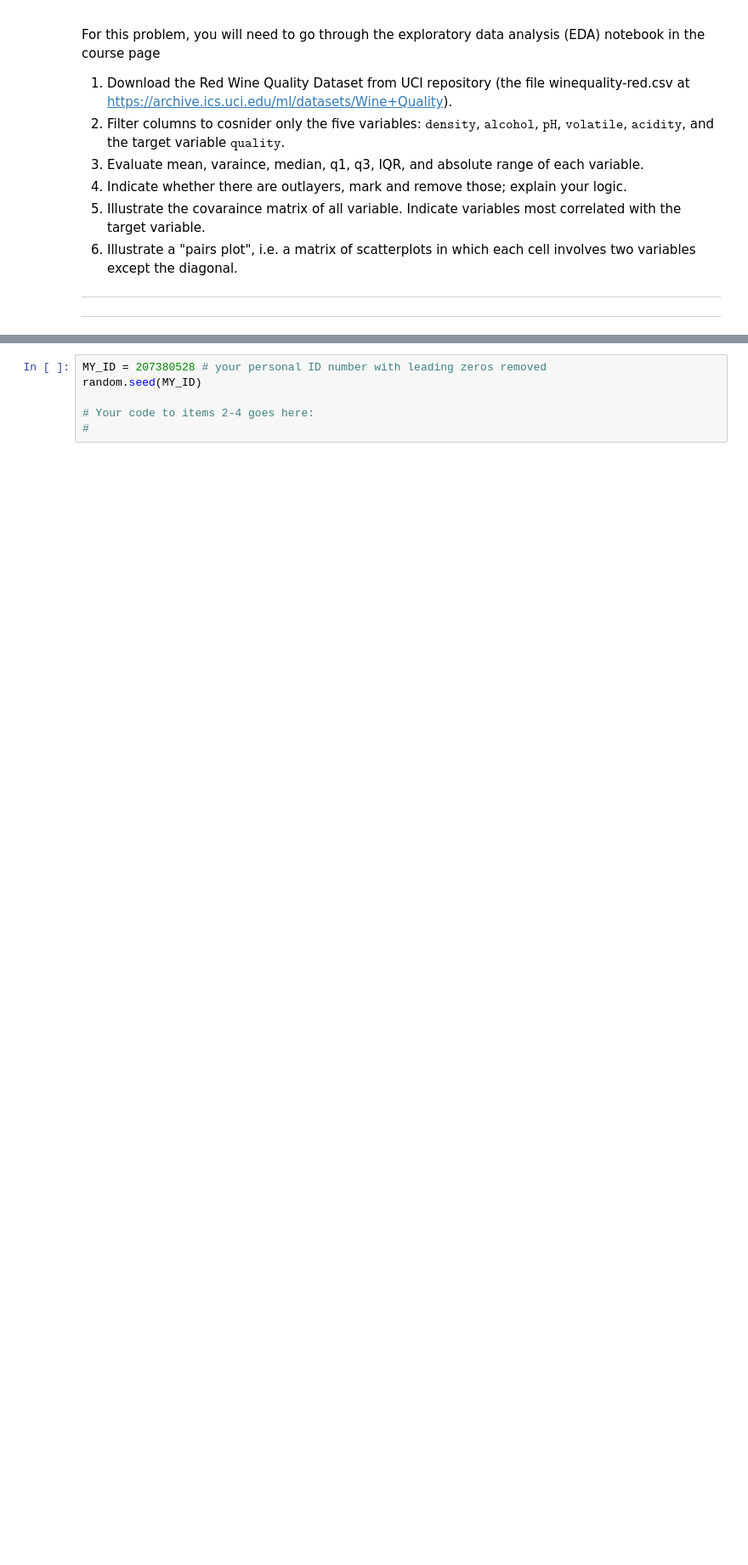
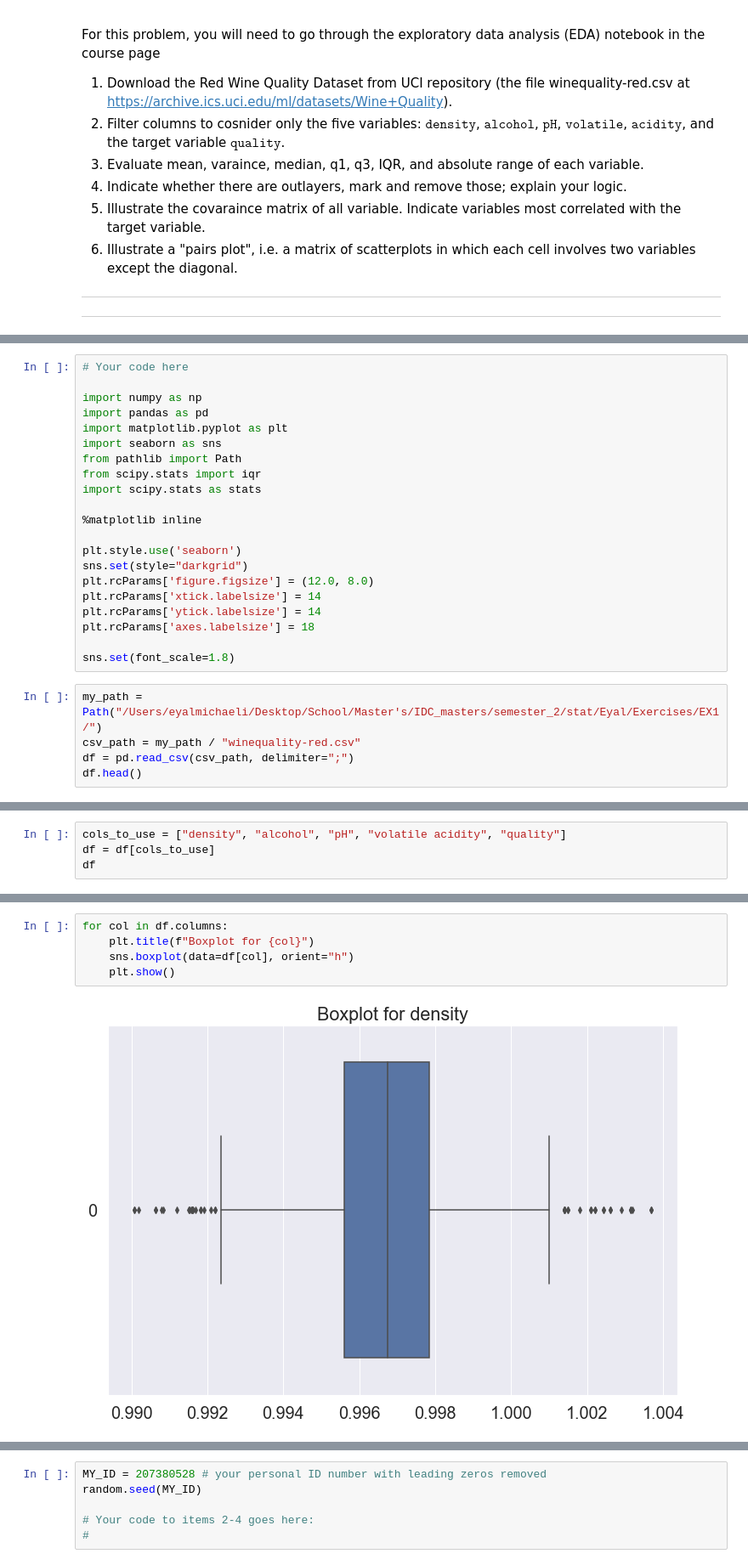
Before and after one commit to EyalMichaeli/IDC_masters, a Jupyter notebook: semester_2/stat/Eyal/Exercises/EX1/hw1.ipynb, the cells around one changed output, grey strips where cells are left out. Shown at 85% size. Drawn from its saved outputs; the diff is of its cells as text; blank space fills up the shorter version.

```diff
--- a/semester_2/stat/Eyal/Exercises/EX1/hw1.ipynb
+++ b/semester_2/stat/Eyal/Exercises/EX1/hw1.ipynb
@@ -90,0 +141,26 @@ For this problem, you will need to go through the exploratory data analysis (EDA
+# %%
+# Your code here
+
+import numpy as np
+import pandas as pd
+import matplotlib.pyplot as plt
+import seaborn as sns
+from pathlib import Path
+from scipy.stats import iqr
+import scipy.stats as stats
+
+%matplotlib inline
+
+plt.style.use('seaborn')
+sns.set(style="darkgrid")
+plt.rcParams['figure.figsize'] = (12.0, 8.0)
+plt.rcParams['xtick.labelsize'] = 14
+plt.rcParams['ytick.labelsize'] = 14
+plt.rcParams['axes.labelsize'] = 18
+
+sns.set(font_scale=1.8)
+# %%
+my_path = Path("/Users/eyalmichaeli/Desktop/School/Master's/IDC_masters/semester_2/stat/Eyal/Exercises/EX1/")
+csv_path = my_path / "winequality-red.csv"
+df = pd.read_csv(csv_path, delimiter=";")
+df.head()
@@ -90,0 +176,4 @@ For this problem, you will need to go through the exploratory data analysis (EDA
+# %%
+cols_to_use = ["density", "alcohol", "pH", "volatile acidity", "quality"]
+df = df[cols_to_use]
+df
@@ -90,0 +242,7 @@ For this problem, you will need to go through the exploratory data analysis (EDA
+# %%
+for col in df.columns:
+    plt.title(f"Boxplot for {col}")
+    sns.boxplot(data=df[col], orient="h")
+    plt.show()
+# %% [output]
+[figure, added]
```
Also changed, not shown: parts of 77 cells of this notebook, 1 other file.
